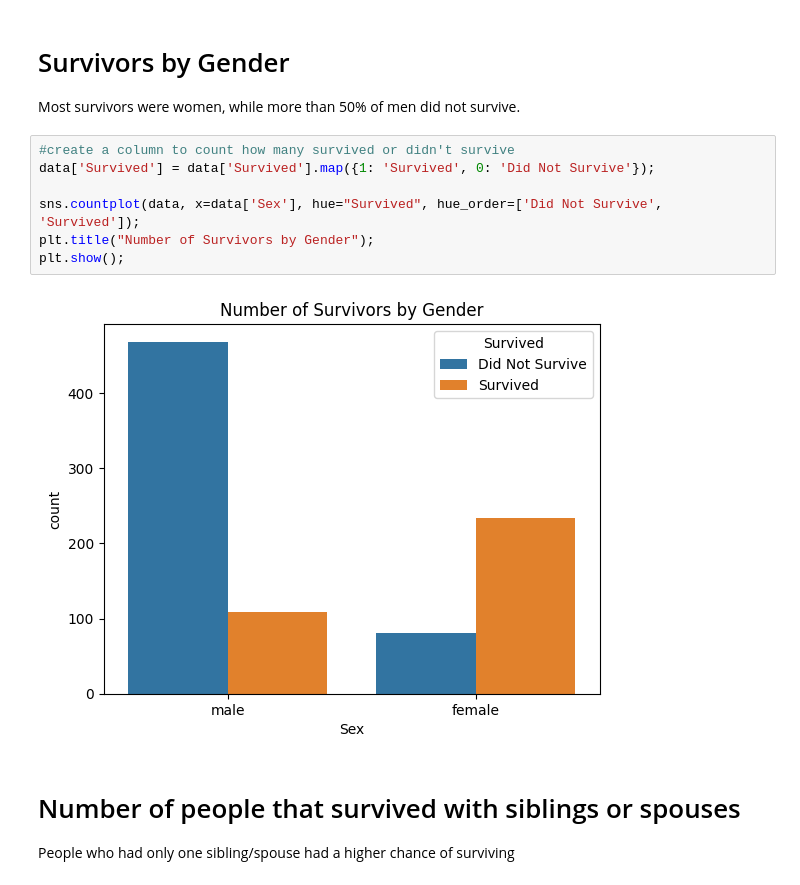
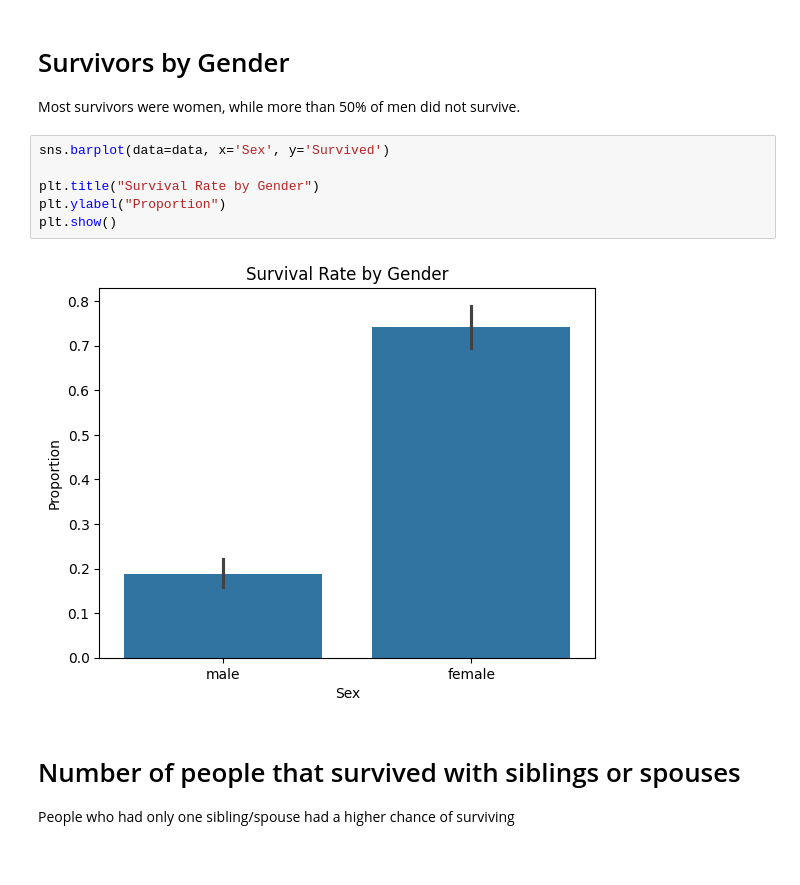
Before and after one commit to serenebliss0/s.ajayiCSC102, a Jupyter notebook: week_4/project_2.ipynb, the cells around one changed output. Saved outputs shown, nothing was run; the diff lists cells and outputs as text.

```diff
--- a/week_4/project_2.ipynb
+++ b/week_4/project_2.ipynb
@@ -36,14 +36,13 @@ memory usage: 76.7 KB
 
 Most survivors were women, while more than 50% of men did not survive.
 # %%
-#create a column to count how many survived or didn't survive
-data['Survived'] = data['Survived'].map({1: 'Survived', 0: 'Did Not Survive'});
+sns.barplot(data=data, x='Sex', y='Survived')
 
-sns.countplot(data, x=data['Sex'], hue="Survived", hue_order=['Did Not Survive', 'Survived']);
-plt.title("Number of Survivors by Gender");
-plt.show();
+plt.title("Survival Rate by Gender")
+plt.ylabel("Proportion")
+plt.show()
 # %% [output]
-[figure, old version]
+[figure, new version]
 # %% [markdown]
 # Number of people that survived with siblings or spouses
 
```
Also changed, not shown: parts of 2 cells of this notebook, 3 other files.
